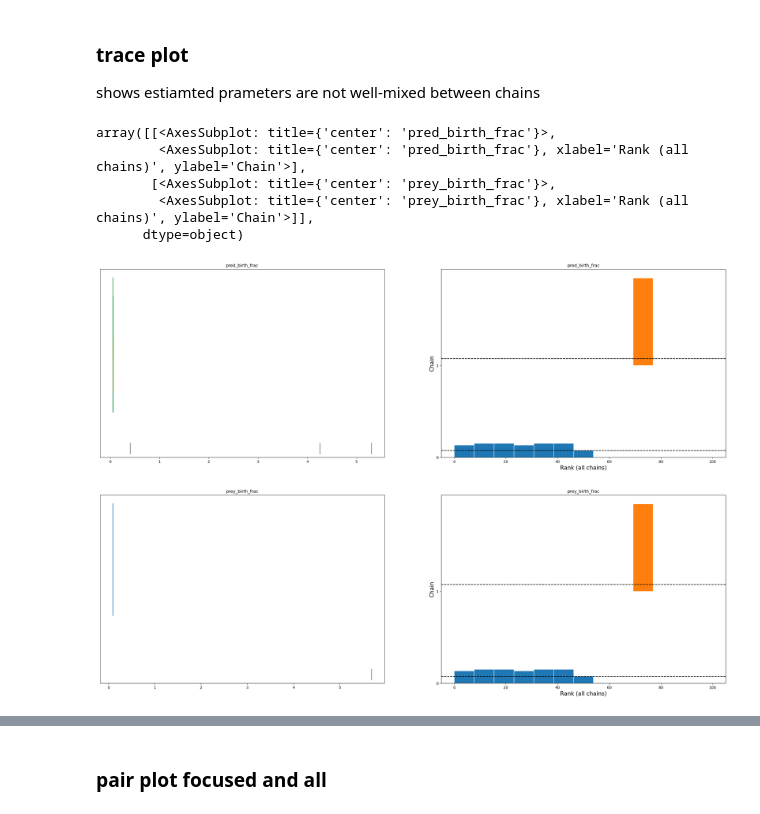
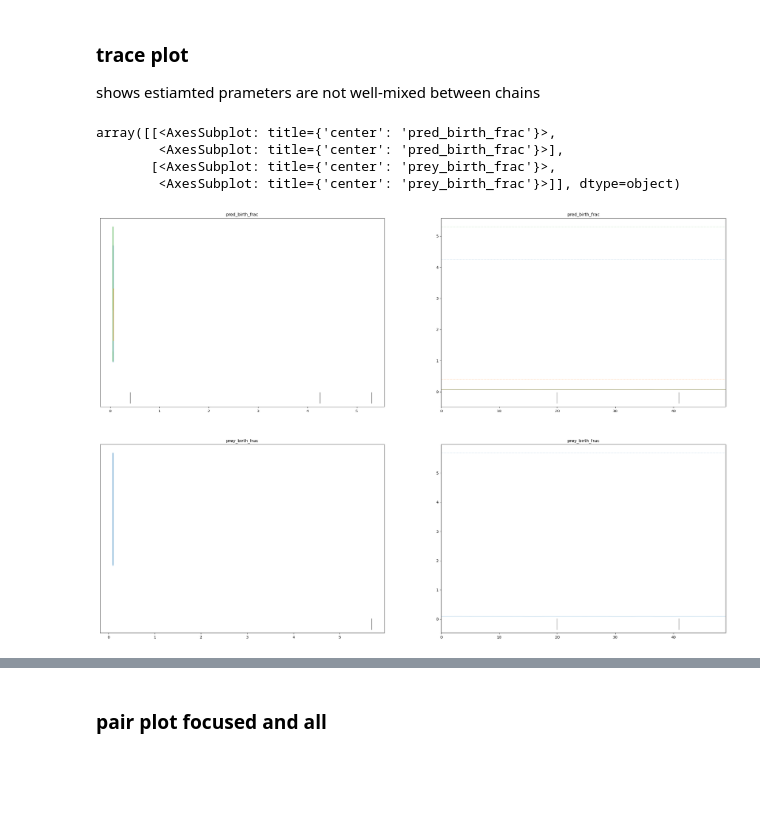
Before and after one commit to Data4DM/stanify, a Jupyter notebook: vignette/prey_predator_hier.ipynb, the cells around one changed output, grey strips where cells are left out. Saved outputs shown, nothing was run; the diff lists cells and outputs as text; code cells hidden in the pictures; blank space fills up the shorter version.

```diff
--- a/vignette/prey_predator_hier.ipynb
+++ b/vignette/prey_predator_hier.ipynb
@@ -127,9 +131,8 @@ shows estiamted prameters are not well-mixed between chains
 # %%
-az.plot_trace(data2draws, figsize= (30, 20), var_names= ['pred_birth_frac', 'prey_birth_frac'], kind = "rank_bars")
+az.plot_trace(data2draws, figsize= (30, 20), var_names= ['pred_birth_frac', 'prey_birth_frac'])
 # %% [output]
 array([[<AxesSubplot: title={'center': 'pred_birth_frac'}>,
-        <AxesSubplot: title={'center': 'pred_birth_frac'}, xlabel='Rank (all chains)', ylabel='Chain'>],
+        <AxesSubplot: title={'center': 'pred_birth_frac'}>],
        [<AxesSubplot: title={'center': 'prey_birth_frac'}>,
-        <AxesSubplot: title={'center': 'prey_birth_frac'}, xlabel='Rank (all chains)', ylabel='Chain'>]],
-      dtype=object)
+        <AxesSubplot: title={'center': 'prey_birth_frac'}>]], dtype=object)
-[figure, old version]
+[figure, new version]
```
Also changed, not shown: parts of 6 cells of this notebook.
